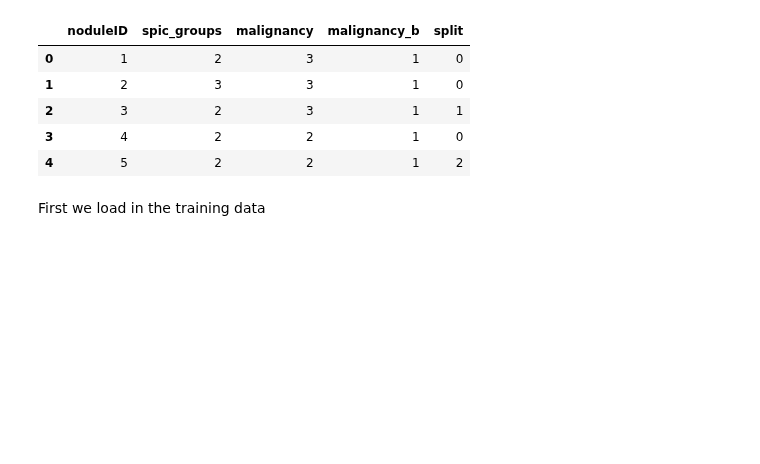
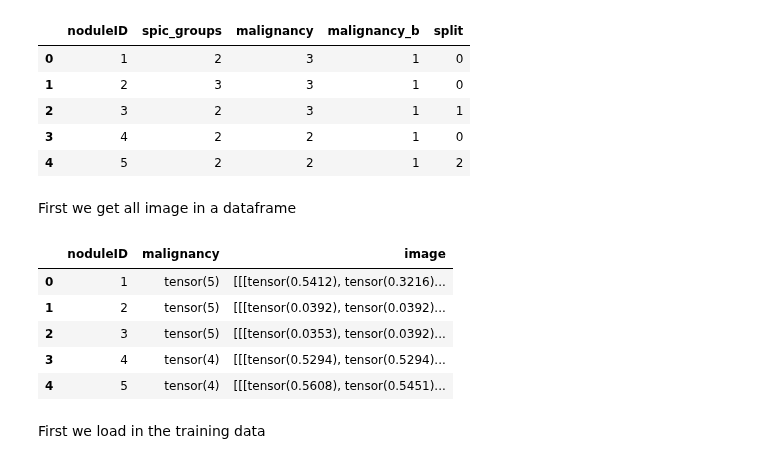
Before and after one commit to mtzig/LIDC_GDRO, a Jupyter notebook: notebooks/LIDC_Georges_End_to_End.ipynb, the cells around one changed output. Cells and saved outputs as stored; diff of their text form; code cells hidden in the pictures; blank space fills up the shorter version.

```diff
--- a/notebooks/LIDC_Georges_End_to_End.ipynb
+++ b/notebooks/LIDC_Georges_End_to_End.ipynb
@@ -111,6 +98,17 @@ df_splits.head()
 | 2 | 3 | 2 | 3 | 1 | 1 |
 | 3 | 4 | 2 | 2 | 1 | 0 |
 | 4 | 5 | 2 | 2 | 1 | 2 |
+# %% [markdown]
+First we get all image in a dataframe
+# %%
+images_df.head()
+# %% [output]
+|  | noduleID | malignancy | image |
+| 0 | 1 | tensor(5) | [[[tensor(0.5412), tensor(0.3216)... |
+| 1 | 2 | tensor(5) | [[[tensor(0.0392), tensor(0.0392)... |
+| 2 | 3 | tensor(5) | [[[tensor(0.0353), tensor(0.0392)... |
+| 3 | 4 | tensor(4) | [[[tensor(0.5294), tensor(0.5294)... |
+| 4 | 5 | tensor(4) | [[[tensor(0.5608), tensor(0.5451)... |
 # %% [markdown]
 First we load in the training data
 # %%
```
Also changed, not shown: parts of 17 cells of this notebook.
